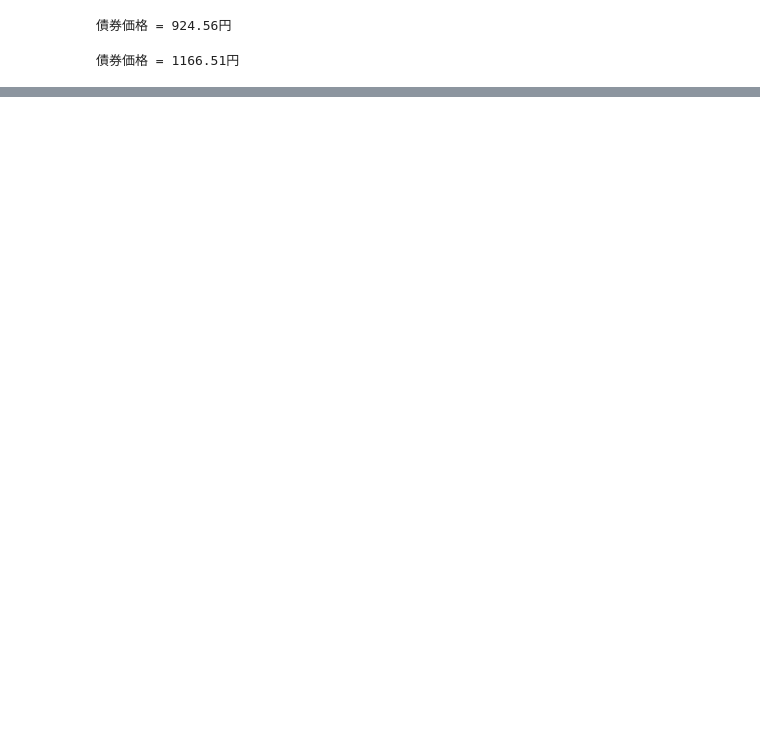
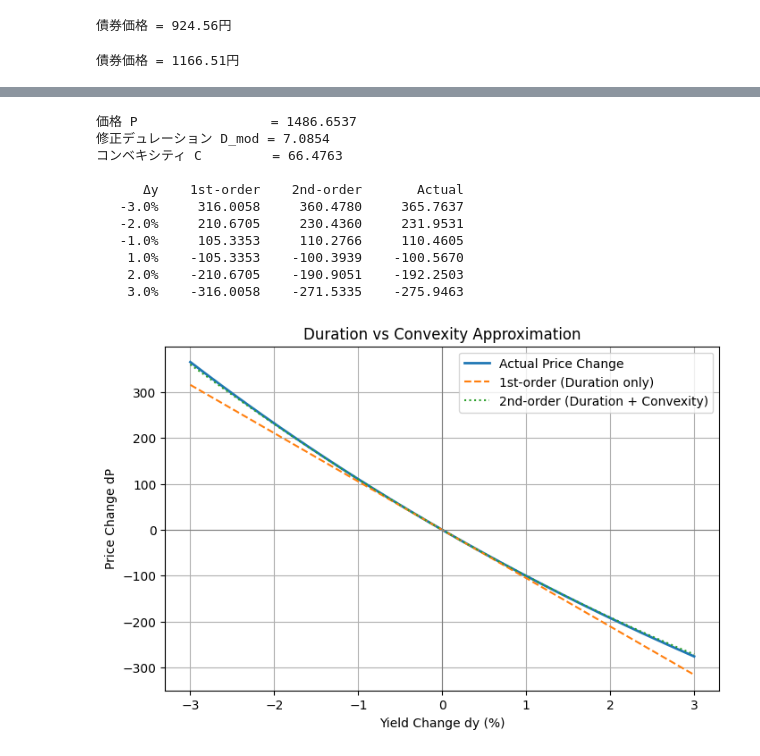
Before and after one commit to ish66726-a11y/finance-prep, a Jupyter notebook: 02_bonds.ipynb, the cells around one changed output, grey strips where cells are left out. Cells and saved outputs as stored; diff of their text form; code cells hidden in the pictures; blank space fills up the shorter version.

```diff
--- a/02_bonds.ipynb
+++ b/02_bonds.ipynb
@@ -437,0 +589,80 @@ $$
+# %%
+def convexity(times, cashflows, y, frequency=1):
+    """
+    コンベキシティを計算する
+
+    times      : 各キャッシュフローの発生時点（年）
+    cashflows  : 各時点のキャッシュフロー
+    y          : 割引に用いる利回り
+    frequency  : 年間の複利回数
+    """
+    times = np.asarray(times, dtype=float)
+    cashflows = np.asarray(cashflows, dtype=float)
+
+    discount_factors = 1.0 / (1.0 + y / frequency) ** (times * frequency)
+    price = np.sum(cashflows * discount_factors)
+
+    # Σ t(t+1) * CF_t / (1+y)^(t+2)
+    numerator = np.sum(
+        times * (times + 1) * cashflows / (1.0 + y / frequency) ** (times * frequency + 2)
+    )
+
+    return numerator / price
+
+
+# ===== 実行部分 =====
+
+times_coupon, cfs_coupon = bond_cashflows(face_value=1000, coupon_rate=0.10, maturity=10)
+y = 0.04
+
+price = price_from_yield(times_coupon, cfs_coupon, y)
+d_mod = modified_duration(times_coupon, cfs_coupon, y)
+c = convexity(times_coupon, cfs_coupon, y)
+
+print(f"価格 P                 = {price:.4f}")
+print(f"修正デュレーション D_mod = {d_mod:.4f}")
+print(f"コンベキシティ C         = {c:.4f}")
+print()
+
+# ----- 1次近似 vs 2次近似 vs 実際の価格変化 -----
+print(f"{'Δy':>8} {'1st-order':>12} {'2nd-order':>12} {'Actual':>12}")
+for dy in [-0.03, -0.02, -0.01, 0.01, 0.02, 0.03]:
+    approx1 = -d_mod * dy * price
+    approx2 = (-d_mod * dy + 0.5 * c * dy**2) * price
+    actual = price_from_yield(times_coupon, cfs_coupon, y + dy) - price
+
+    print(f"{dy*100:7.1f}% {approx1:12.4f} {approx2:12.4f} {actual:12.4f}")
+
+# ----- 可視化：1次近似 vs 2次近似 vs 実際 -----
+import matplotlib.pyplot as plt
+
+dys = np.linspace(-0.03, 0.03, 100)
+approx1_curve = [-d_mod * dy * price for dy in dys]
+approx2_curve = [(-d_mod * dy + 0.5 * c * dy**2) * price for dy in dys]
+actual_curve = [price_from_yield(times_coupon, cfs_coupon, y + dy) - price for dy in dys]
+
+plt.figure(figsize=(8, 5))
+plt.plot(dys * 100, actual_curve, label="Actual Price Change", linewidth=2)
+plt.plot(dys * 100, approx1_curve, "--", label="1st-order (Duration only)")
+plt.plot(dys * 100, approx2_curve, ":", label="2nd-order (Duration + Convexity)")
+plt.axhline(0, color="gray", linewidth=0.8)
+plt.axvline(0, color="gray", linewidth=0.8)
+plt.xlabel("Yield Change dy (%)")
+plt.ylabel("Price Change dP")
+plt.title("Duration vs Convexity Approximation")
+plt.grid(True)
+plt.legend()
+plt.show()
+# %% [output]
+価格 P                 = 1486.6537
+修正デュレーション D_mod = 7.0854
+コンベキシティ C         = 66.4763
+
+      Δy    1st-order    2nd-order       Actual
+   -3.0%     316.0058     360.4780     365.7637
+   -2.0%     210.6705     230.4360     231.9531
+   -1.0%     105.3353     110.2766     110.4605
+    1.0%    -105.3353    -100.3939    -100.5670
+    2.0%    -210.6705    -190.9051    -192.2503
+    3.0%    -316.0058    -271.5335    -275.9463
+[figure, added]
```
Also changed, not shown: parts of 22 cells of this notebook.
